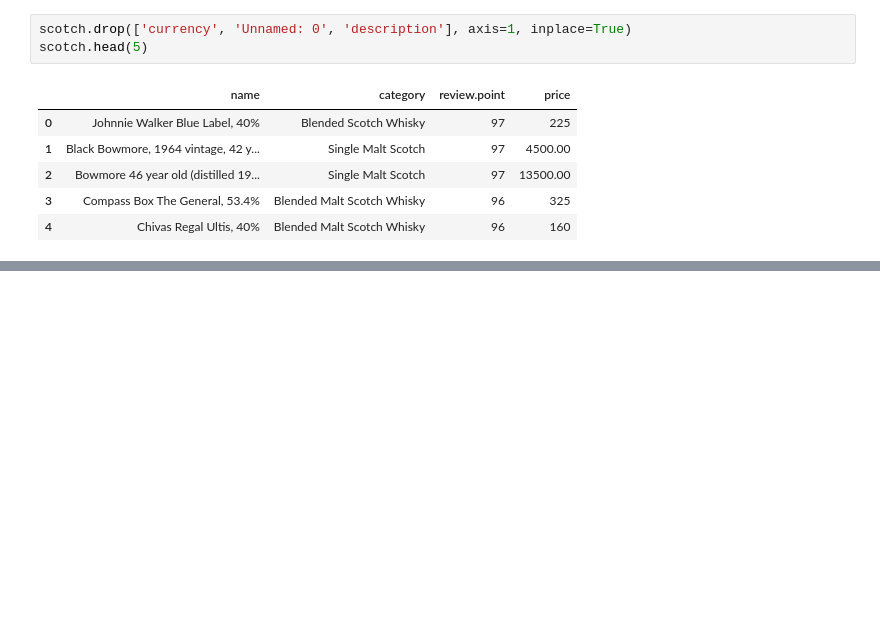
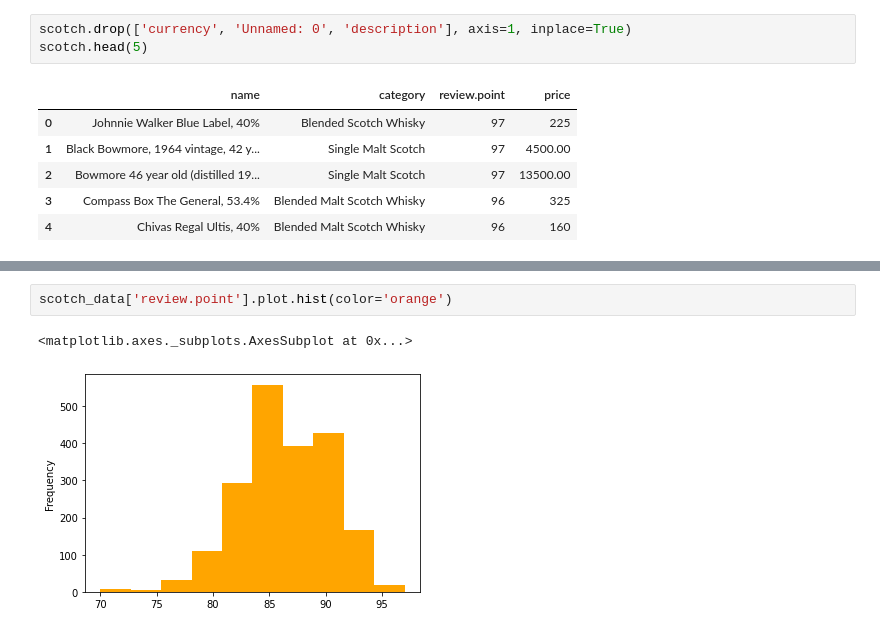
Before and after one commit to lynxoo/ble-server, a Jupyter notebook: SAD.ipynb, the cells around one changed output, grey strips where cells are left out. Drawn from its saved outputs; the diff is of its cells as text; blank space fills up the shorter version.

```diff
--- a/SAD.ipynb
+++ b/SAD.ipynb
@@ -48,0 +221,5 @@ scotch_copy.head(5)
+# %%
+scotch_data['review.point'].plot.hist(color='orange')
+# %% [output]
+<matplotlib.axes._subplots.AxesSubplot at 0x...>
+[figure, added]
```
Also changed, not shown: parts of 23 cells of this notebook.
